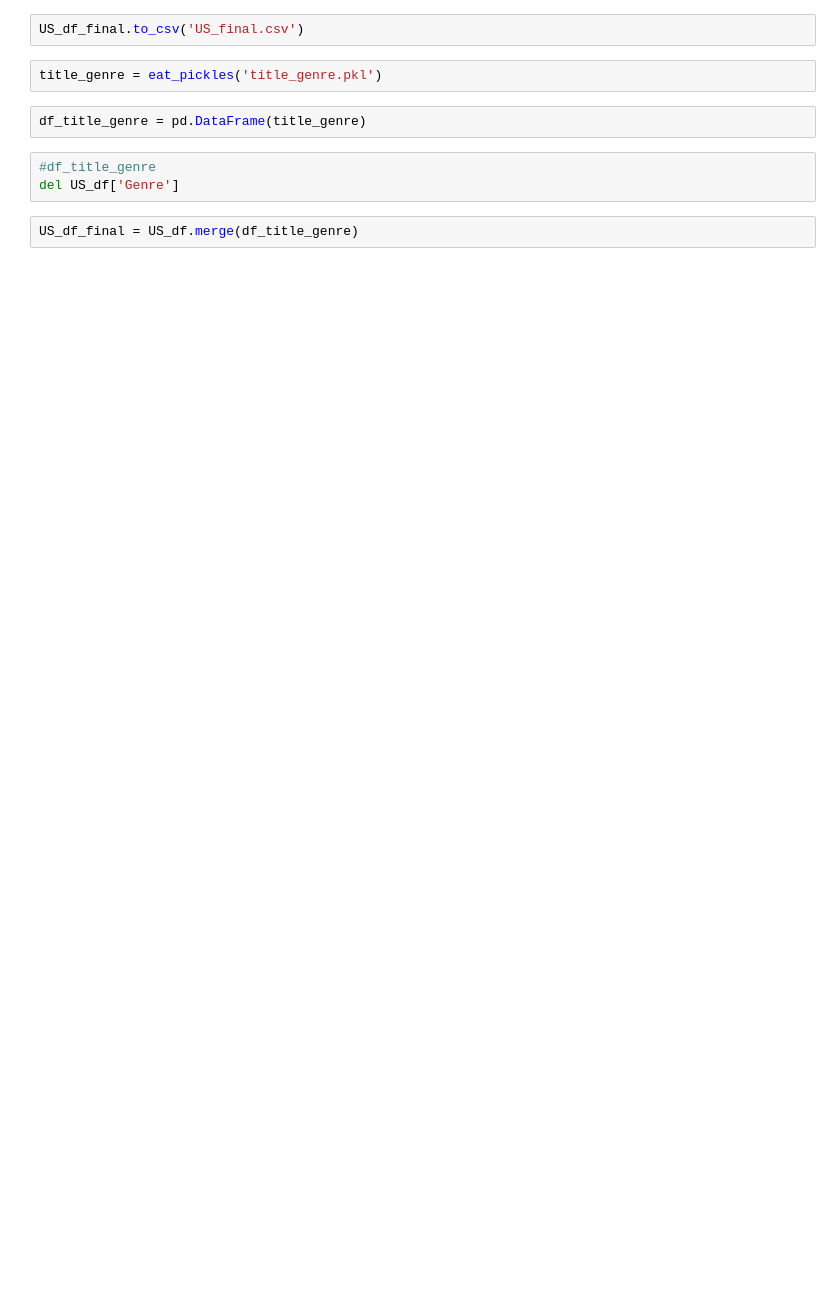
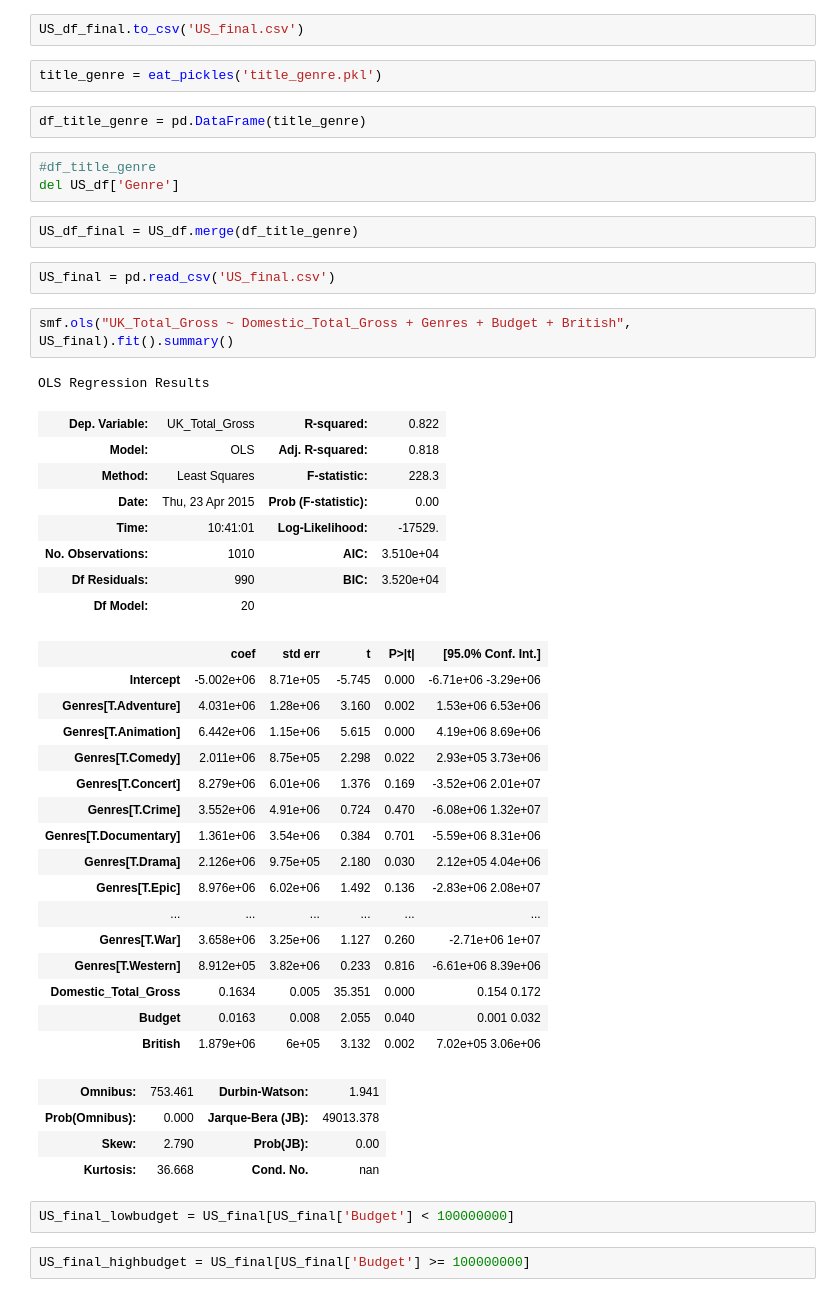
Before and after one commit to jodzi/luther, a Jupyter notebook: Data_Exploration.ipynb, the cells around one changed output. Drawn from its saved outputs; the diff is of its cells as text; blank space fills up the shorter version.

```diff
--- a/Data_Exploration.ipynb
+++ b/Data_Exploration.ipynb
@@ -180,3 +137,41 @@ df_title_genre = pd.DataFrame(title_genre)
 del US_df['Genre']
 # %%
 US_df_final = US_df.merge(df_title_genre)
+# %%
+US_final = pd.read_csv('US_final.csv')
+# %%
+smf.ols("UK_Total_Gross ~ Domestic_Total_Gross + Genres + Budget + British", US_final).fit().summary()
+# %% [output]
+OLS Regression Results
+| Dep. Variable: | UK_Total_Gross | R-squared: | 0.822 |
+| Model: | OLS | Adj. R-squared: | 0.818 |
+| Method: | Least Squares | F-statistic: | 228.3 |
+| Date: | Thu, 23 Apr 2015 | Prob (F-statistic): | 0.00 |
+| Time: | 10:41:01 | Log-Likelihood: | -17529. |
+| No. Observations: | 1010 | AIC: | 3.510e+04 |
+| Df Residuals: | 990 | BIC: | 3.520e+04 |
+| Df Model: | 20 |  |  |
+|  | coef | std err | t | P>|t| | [95.0% Conf. Int.] |
+| Intercept | -5.002e+06 | 8.71e+05 | -5.745 | 0.000 | -6.71e+06 -3.29e+06 |
+| Genres[T.Adventure] | 4.031e+06 | 1.28e+06 | 3.160 | 0.002 | 1.53e+06 6.53e+06 |
+| Genres[T.Animation] | 6.442e+06 | 1.15e+06 | 5.615 | 0.000 | 4.19e+06 8.69e+06 |
+| Genres[T.Comedy] | 2.011e+06 | 8.75e+05 | 2.298 | 0.022 | 2.93e+05 3.73e+06 |
+| Genres[T.Concert] | 8.279e+06 | 6.01e+06 | 1.376 | 0.169 | -3.52e+06 2.01e+07 |
+| Genres[T.Crime] | 3.552e+06 | 4.91e+06 | 0.724 | 0.470 | -6.08e+06 1.32e+07 |
+| Genres[T.Documentary] | 1.361e+06 | 3.54e+06 | 0.384 | 0.701 | -5.59e+06 8.31e+06 |
+| Genres[T.Drama] | 2.126e+06 | 9.75e+05 | 2.180 | 0.030 | 2.12e+05 4.04e+06 |
+| Genres[T.Epic] | 8.976e+06 | 6.02e+06 | 1.492 | 0.136 | -2.83e+06 2.08e+07 |
+| ... | ... | ... | ... | ... | ... |
+| Genres[T.War] | 3.658e+06 | 3.25e+06 | 1.127 | 0.260 | -2.71e+06 1e+07 |
+| Genres[T.Western] | 8.912e+05 | 3.82e+06 | 0.233 | 0.816 | -6.61e+06 8.39e+06 |
+| Domestic_Total_Gross | 0.1634 | 0.005 | 35.351 | 0.000 | 0.154 0.172 |
+| Budget | 0.0163 | 0.008 | 2.055 | 0.040 | 0.001 0.032 |
+| British | 1.879e+06 | 6e+05 | 3.132 | 0.002 | 7.02e+05 3.06e+06 |
+| Omnibus: | 753.461 | Durbin-Watson: | 1.941 |
+| Prob(Omnibus): | 0.000 | Jarque-Bera (JB): | 49013.378 |
+| Skew: | 2.790 | Prob(JB): | 0.00 |
+| Kurtosis: | 36.668 | Cond. No. | nan |
+# %%
+US_final_lowbudget = US_final[US_final['Budget'] < 100000000]
+# %%
+US_final_highbudget = US_final[US_final['Budget'] >= 100000000]
```
Also changed, not shown: parts of 8 cells of this notebook, 9 other files.
